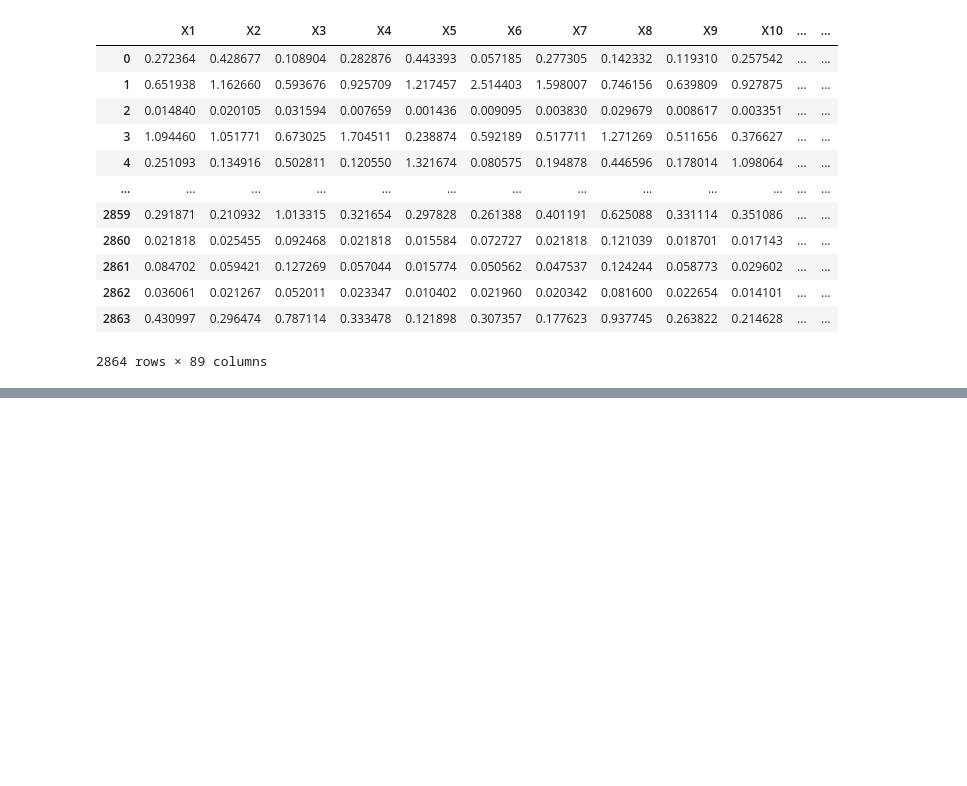
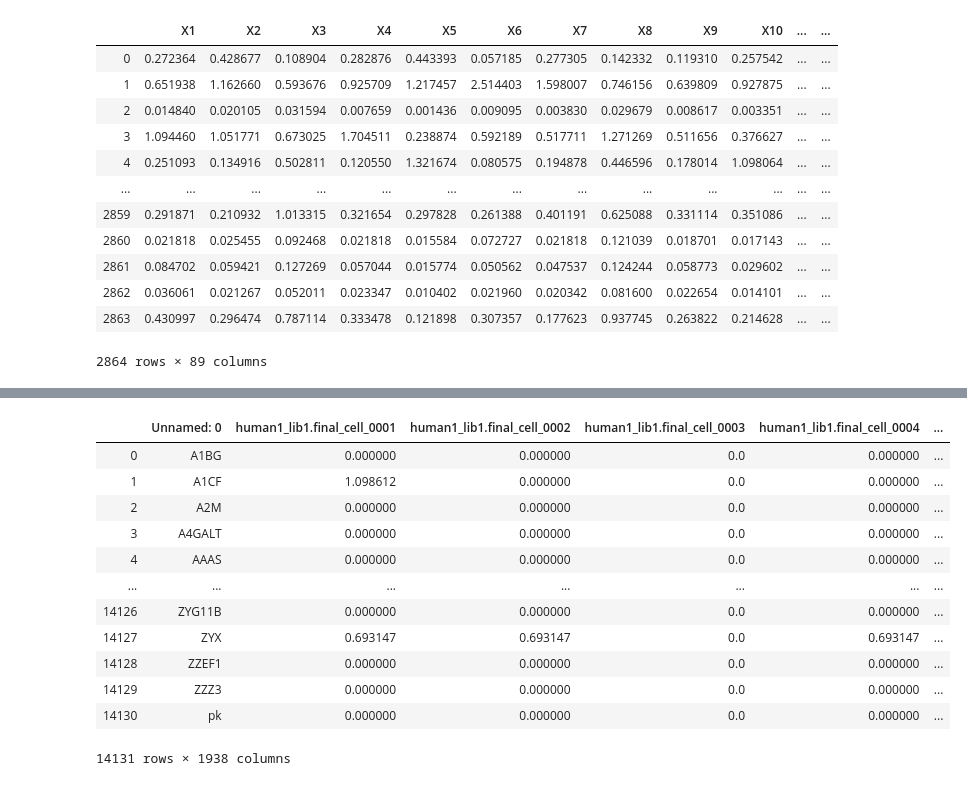
Before and after one commit to rseraphin/Deconvolution_Internship, a Jupyter notebook: nnls_testing.ipynb, the cells around one changed output, grey strips where cells are left out. Saved outputs shown, nothing was run; the diff lists cells and outputs as text; code cells hidden in the pictures; blank space fills up the shorter version.

```diff
--- a/nnls_testing.ipynb
+++ b/nnls_testing.ipynb
@@ -281,0 +331,18 @@ sum
+# %%
+sc_raw = pd.read_csv('dataset/treated_h1_data', sep = '\t')
+full_gene = sc_raw['Unnamed: 0']
+sc_raw
+# %% [output]
+|  | Unnamed: 0 | human1_lib1.final_cell_0001 | human1_lib1.final_cell_0002 | human1_lib1.final_cell_0003 | human1_lib1.final_cell_0004 | ... |
+| 0 | A1BG | 0.000000 | 0.000000 | 0.0 | 0.000000 | ... |
+| 1 | A1CF | 1.098612 | 0.000000 | 0.0 | 0.000000 | ... |
+| 2 | A2M | 0.000000 | 0.000000 | 0.0 | 0.000000 | ... |
+| 3 | A4GALT | 0.000000 | 0.000000 | 0.0 | 0.000000 | ... |
+| 4 | AAAS | 0.000000 | 0.000000 | 0.0 | 0.000000 | ... |
+| ... | ... | ... | ... | ... | ... | ... |
+| 14126 | ZYG11B | 0.000000 | 0.000000 | 0.0 | 0.000000 | ... |
+| 14127 | ZYX | 0.693147 | 0.693147 | 0.0 | 0.693147 | ... |
+| 14128 | ZZEF1 | 0.000000 | 0.000000 | 0.0 | 0.000000 | ... |
+| 14129 | ZZZ3 | 0.000000 | 0.000000 | 0.0 | 0.000000 | ... |
+| 14130 | pk | 0.000000 | 0.000000 | 0.0 | 0.000000 | ... |
+14131 rows × 1938 columns
```
Also changed, not shown: parts of 32 cells of this notebook, 1 other file.
